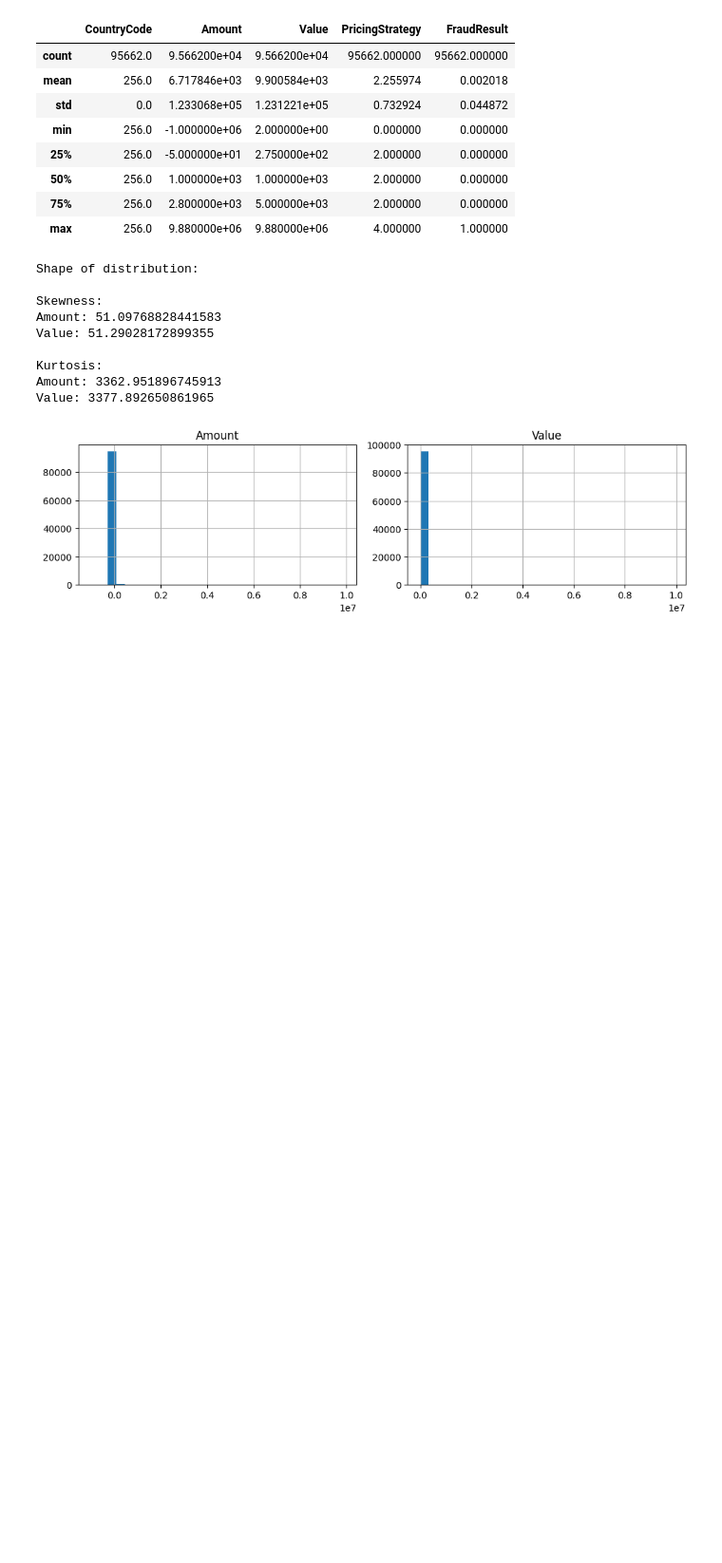
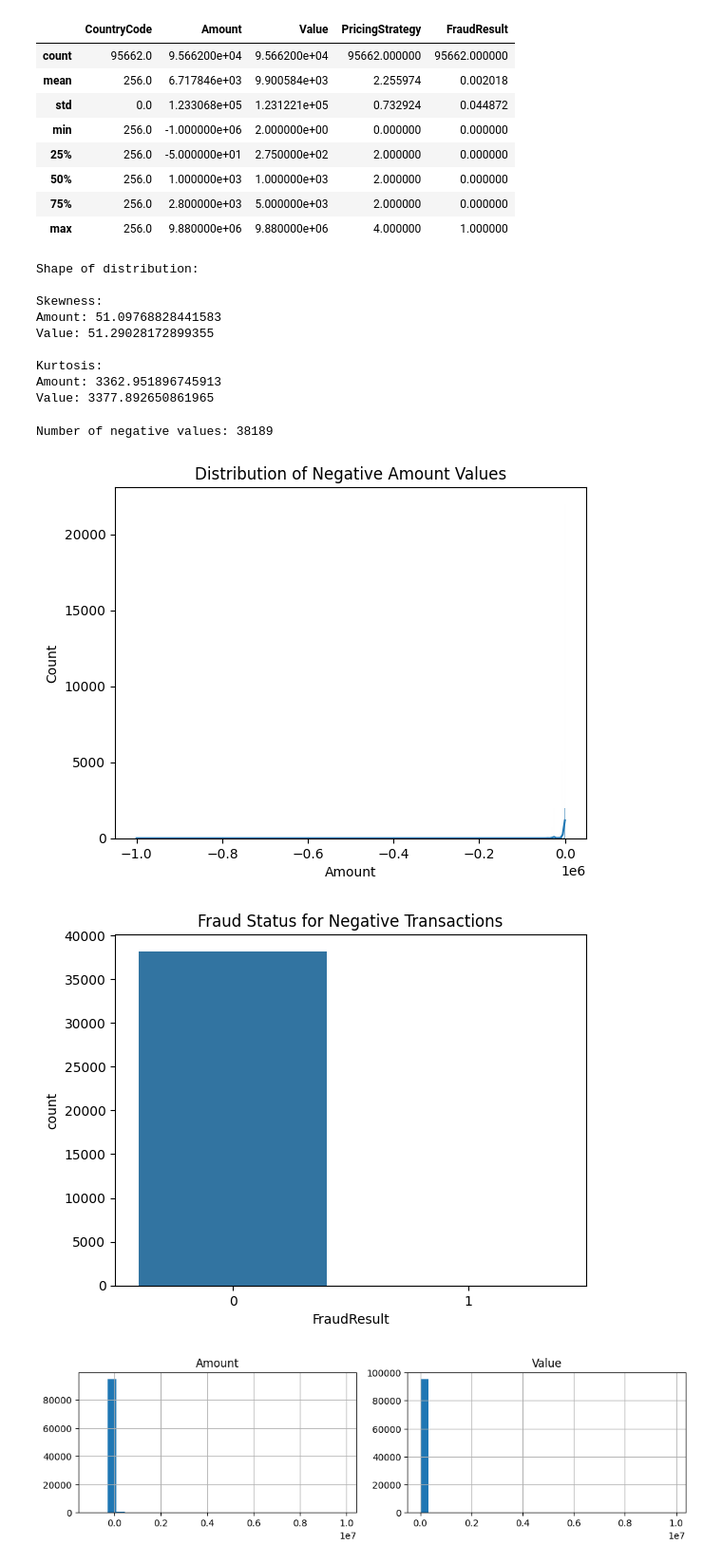
Before and after one commit to Endekalu777/Credit_scoring_model, a Jupyter notebook: notebooks/EDA.ipynb, the cells around one changed output. Shown at 95% size. Drawn from its saved outputs; the diff is of its cells as text; code cells hidden in the pictures; blank space fills up the shorter version.

```diff
--- a/notebooks/EDA.ipynb
+++ b/notebooks/EDA.ipynb
@@ -78,6 +78,12 @@ Value: 51.29028172899355
 Kurtosis:
 Amount: 3362.951896745913
 Value: 3377.892650861965
+# %%
+analysis.handle_negative_values()
+# %% [output]
+Number of negative values: 38189
+[figure, added]
+[figure, added]
 # %%
 analysis.visualize_distribution()
 # %% [output]
```
Also changed, not shown: 1 other file.
